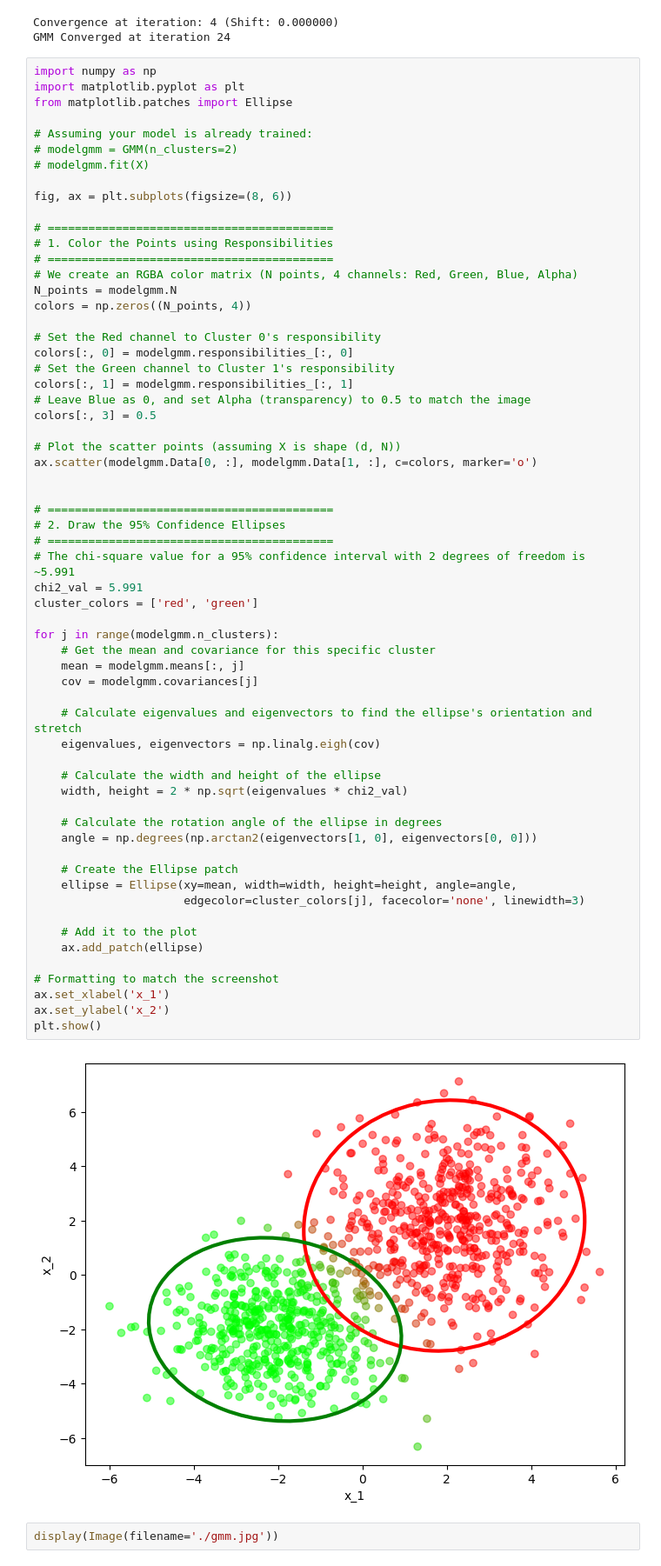
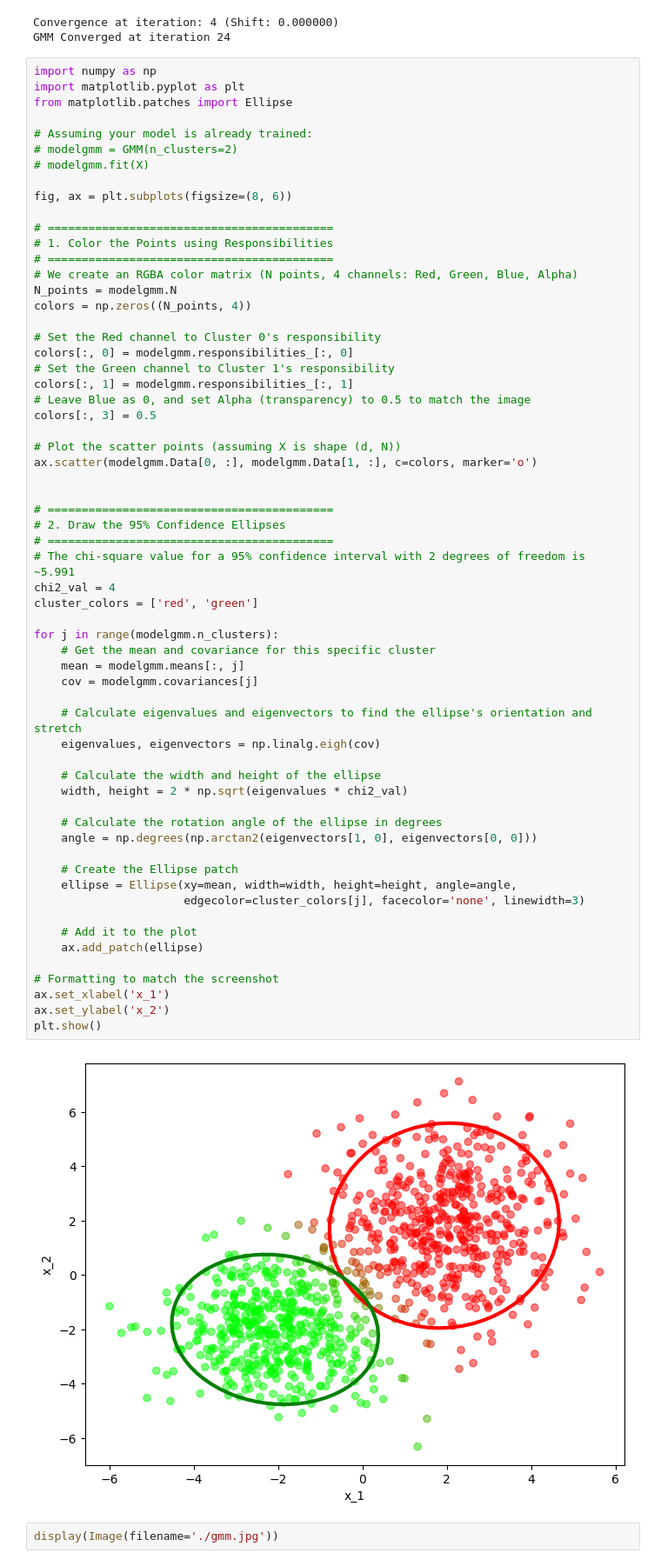
Before and after one commit to Obakeng-Mogale/cs315-assign-1, a Jupyter notebook: Assignment-3/Assignment-3/assign3.ipynb, the cells around one changed output. Shown at 87% size. Drawn from its saved outputs; the diff is of its cells as text.

```diff
--- a/Assignment-3/Assignment-3/assign3.ipynb
+++ b/Assignment-3/Assignment-3/assign3.ipynb
@@ -254,36 +319,36 @@ ax.scatter(modelgmm.Data[0, :], modelgmm.Data[1, :], c=colors, marker='o')
 # 2. Draw the 95% Confidence Ellipses
 # ==========================================
 # The chi-square value for a 95% confidence interval with 2 degrees of freedom is ~5.991
-chi2_val = 5.991
+chi2_val = 4
 cluster_colors = ['red', 'green']
 
 for j in range(modelgmm.n_clusters):
     # Get the mean and covariance for this specific cluster
     mean = modelgmm.means[:, j]
     cov = modelgmm.covariances[j]
 
     # Calculate eigenvalues and eigenvectors to find the ellipse's orientation and stretch
     eigenvalues, eigenvectors = np.linalg.eigh(cov)
 
     # Calculate the width and height of the ellipse
     width, height = 2 * np.sqrt(eigenvalues * chi2_val)
 
     # Calculate the rotation angle of the ellipse in degrees
     angle = np.degrees(np.arctan2(eigenvectors[1, 0], eigenvectors[0, 0]))
 
     # Create the Ellipse patch
     ellipse = Ellipse(xy=mean, width=width, height=height, angle=angle,
                       edgecolor=cluster_colors[j], facecolor='none', linewidth=3)
 
     # Add it to the plot
     ax.add_patch(ellipse)
 
 # Formatting to match the screenshot
 ax.set_xlabel('x_1')
 ax.set_ylabel('x_2')
 plt.show()
 # %% [output]
-[figure, old version]
+[figure, new version]
 # %%
 display(Image(filename='./gmm.jpg'))
 # %% [output]
```
Also changed, not shown: parts of 17 cells of this notebook, 1 other file.
